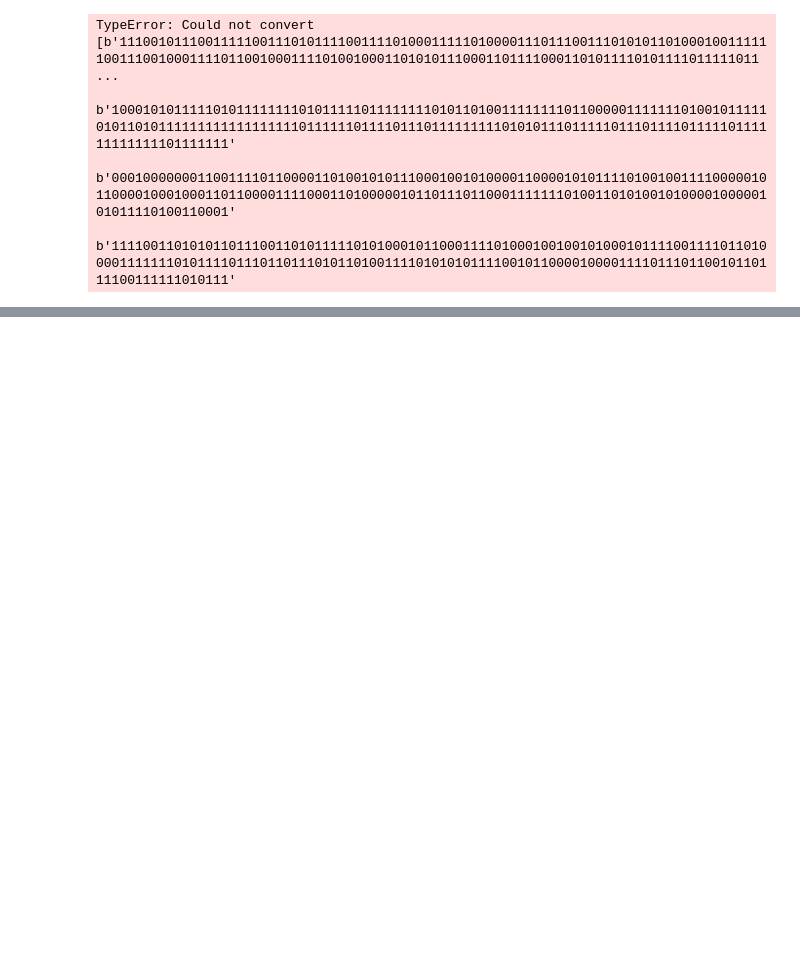
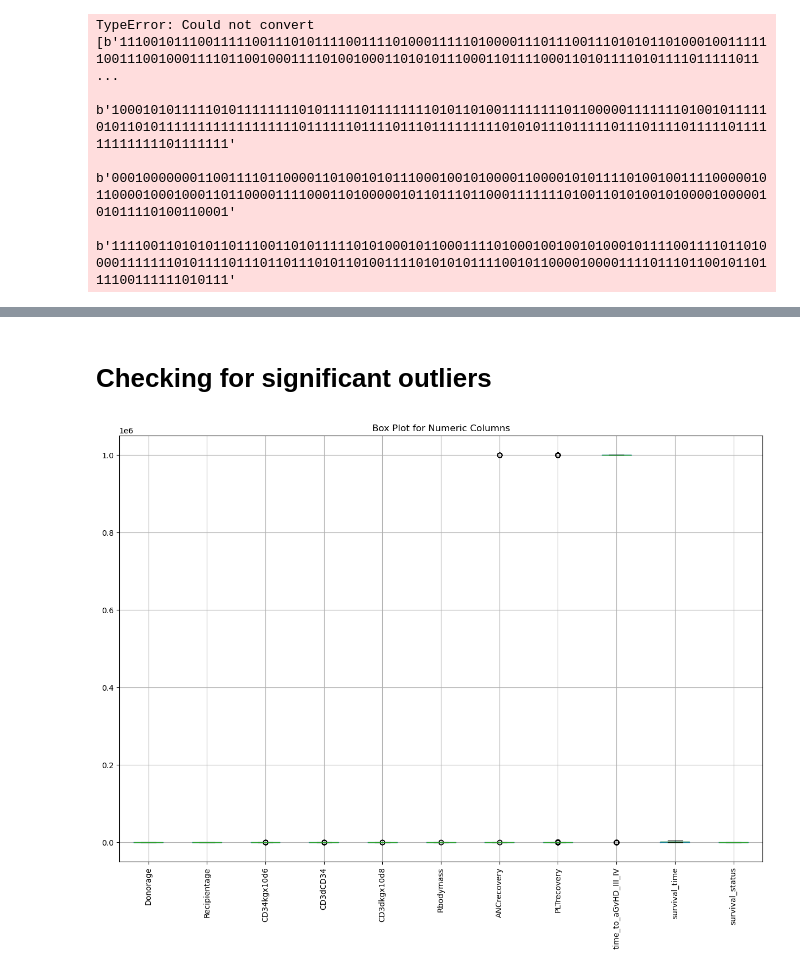
Before and after one commit to imadbaghdad/bone_marrow_transplant, a Jupyter notebook: notebooks/eda.ipynb, the cells around one changed output, grey strips where cells are left out. Cells and saved outputs as stored; diff of their text form; code cells hidden in the pictures; blank space fills up the shorter version.

Commit message:
outliers

```diff
--- a/notebooks/eda.ipynb
+++ b/notebooks/eda.ipynb
@@ -76,0 +91,16 @@ TypeError: Could not convert [b'111001011100111110011101011110011110100011111010
+# %% [markdown]
+# Checking for significant outliers
+# %%
+import seaborn as sns
+import matplotlib.pyplot as plt
+
+# Create box plots for each numeric column to visualize outliers
+numeric_cols = df.select_dtypes(include=['number']).columns
+
+plt.figure(figsize=(15, 10))
+df[numeric_cols].boxplot()
+plt.xticks(rotation=90)
+plt.title('Box Plot for Numeric Columns')
+plt.show()
+# %% [output]
+[figure, added]
```
Also changed, not shown: parts of 5 cells of this notebook.
